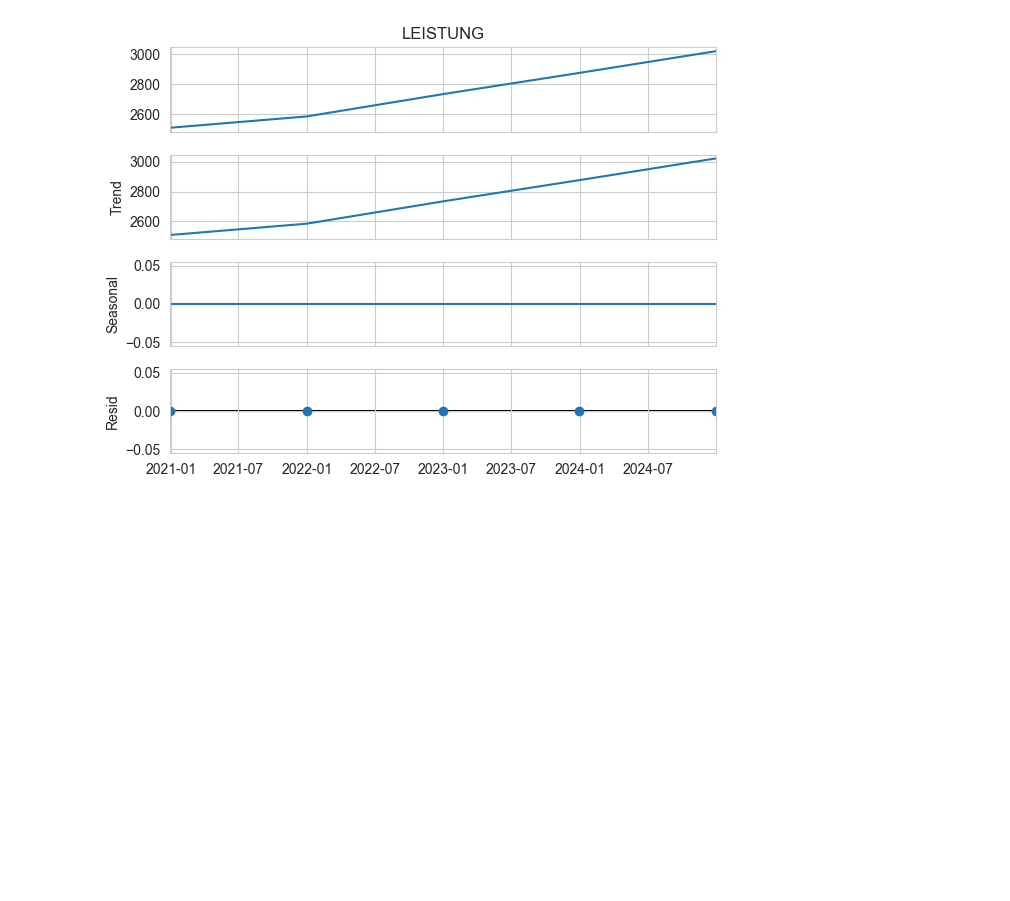
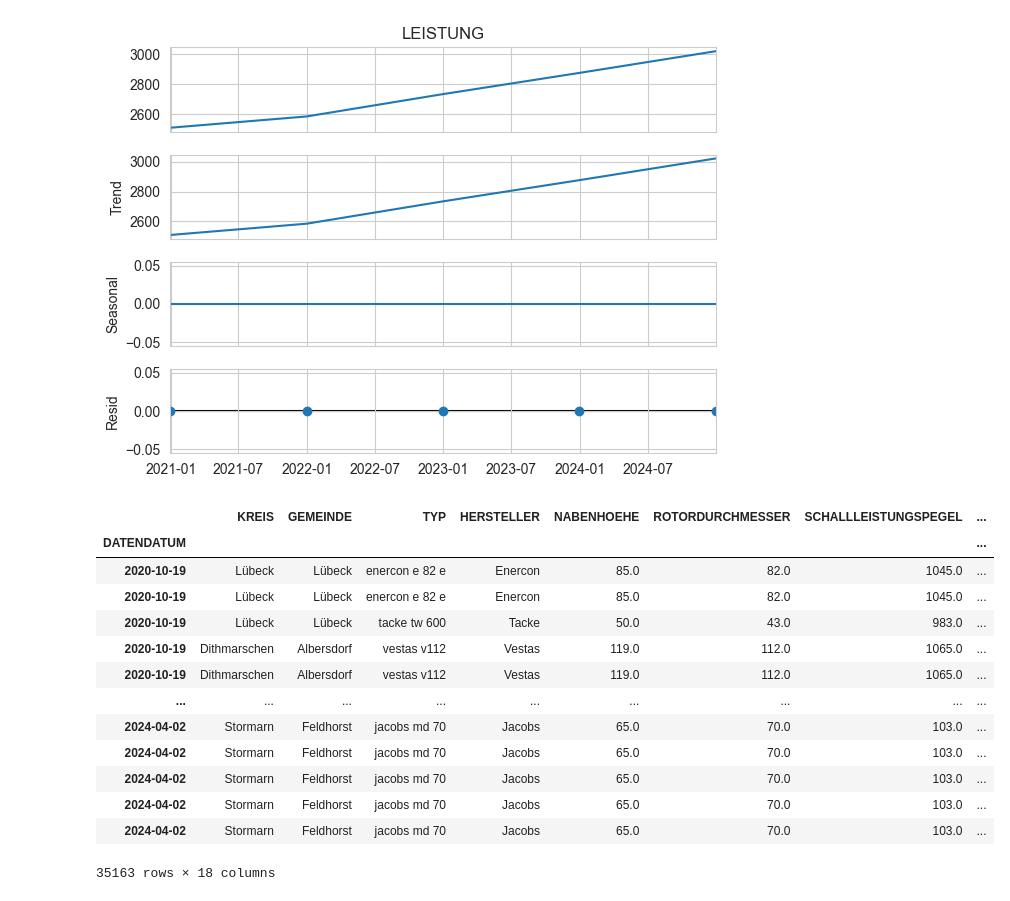
Before and after one commit to Liqs-v2/predictive-maintenaince-wind-power, a Jupyter notebook: feature-engineering.ipynb, the cells around one changed output. Saved outputs shown, nothing was run; the diff lists cells and outputs as text; code cells hidden in the pictures; blank space fills up the shorter version.

```diff
--- a/feature-engineering.ipynb
+++ b/feature-engineering.ipynb
@@ -904,3 +904,20 @@ fig = decomposition.plot()
 plt.show()
 # %% [output]
 [figure]
+# %%
+result_df_clean
+# %% [output]
+|  | KREIS | GEMEINDE | TYP | HERSTELLER | NABENHOEHE | ROTORDURCHMESSER | SCHALLLEISTUNGSPEGEL | ... |
+| DATENDATUM |  |  |  |  |  |  |  | ... |
+| 2020-10-19 | Lübeck | Lübeck | enercon e 82 e | Enercon | 85.0 | 82.0 | 1045.0 | ... |
+| 2020-10-19 | Lübeck | Lübeck | enercon e 82 e | Enercon | 85.0 | 82.0 | 1045.0 | ... |
+| 2020-10-19 | Lübeck | Lübeck | tacke tw 600 | Tacke | 50.0 | 43.0 | 983.0 | ... |
+| 2020-10-19 | Dithmarschen | Albersdorf | vestas v112 | Vestas | 119.0 | 112.0 | 1065.0 | ... |
+| 2020-10-19 | Dithmarschen | Albersdorf | vestas v112 | Vestas | 119.0 | 112.0 | 1065.0 | ... |
+| ... | ... | ... | ... | ... | ... | ... | ... | ... |
+| 2024-04-02 | Stormarn | Feldhorst | jacobs md 70 | Jacobs | 65.0 | 70.0 | 103.0 | ... |
+| 2024-04-02 | Stormarn | Feldhorst | jacobs md 70 | Jacobs | 65.0 | 70.0 | 103.0 | ... |
+| 2024-04-02 | Stormarn | Feldhorst | jacobs md 70 | Jacobs | 65.0 | 70.0 | 103.0 | ... |
+| 2024-04-02 | Stormarn | Feldhorst | jacobs md 70 | Jacobs | 65.0 | 70.0 | 103.0 | ... |
+| 2024-04-02 | Stormarn | Feldhorst | jacobs md 70 | Jacobs | 65.0 | 70.0 | 103.0 | ... |
+35163 rows × 18 columns
```
Also changed, not shown: parts of 2 cells of this notebook, 1 other file.
